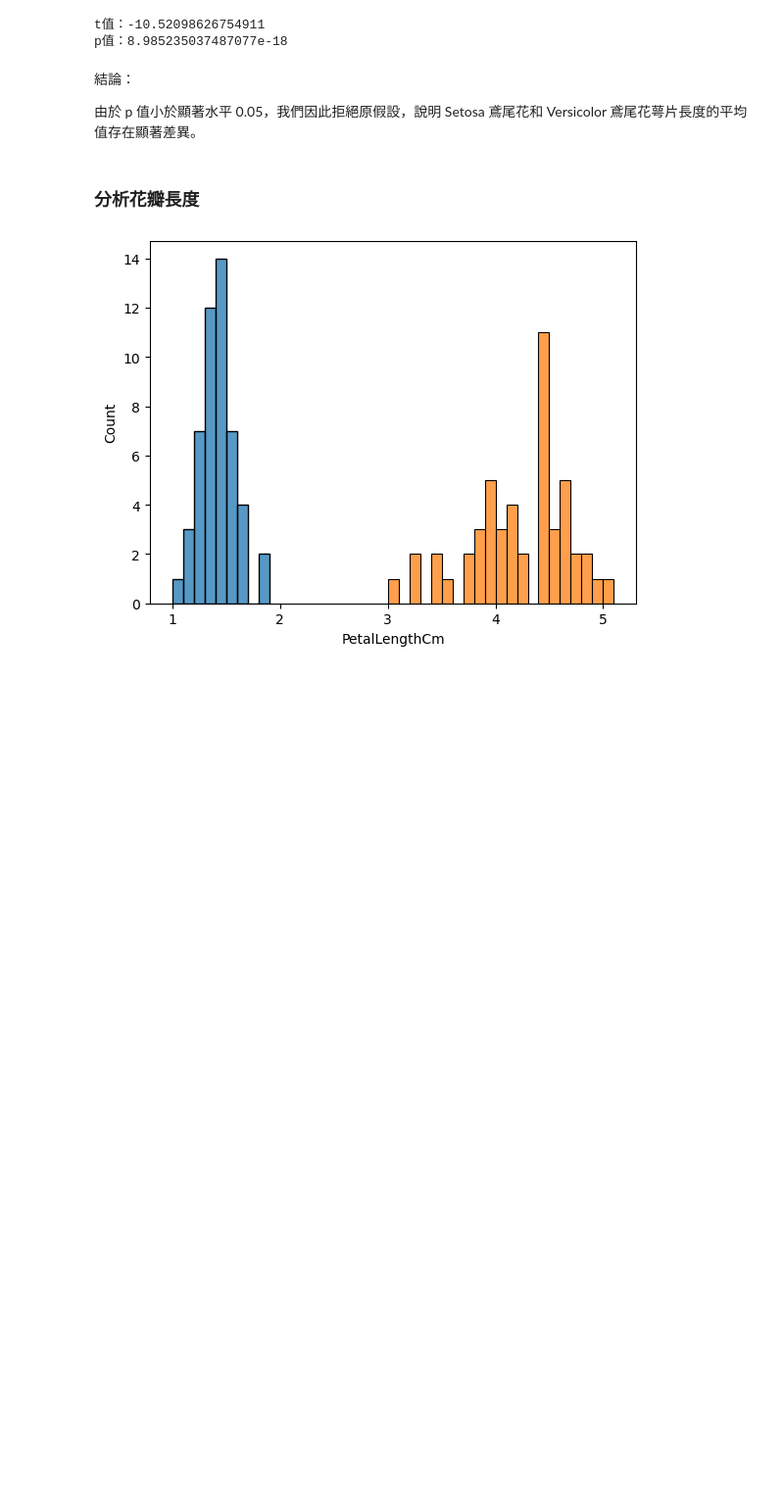
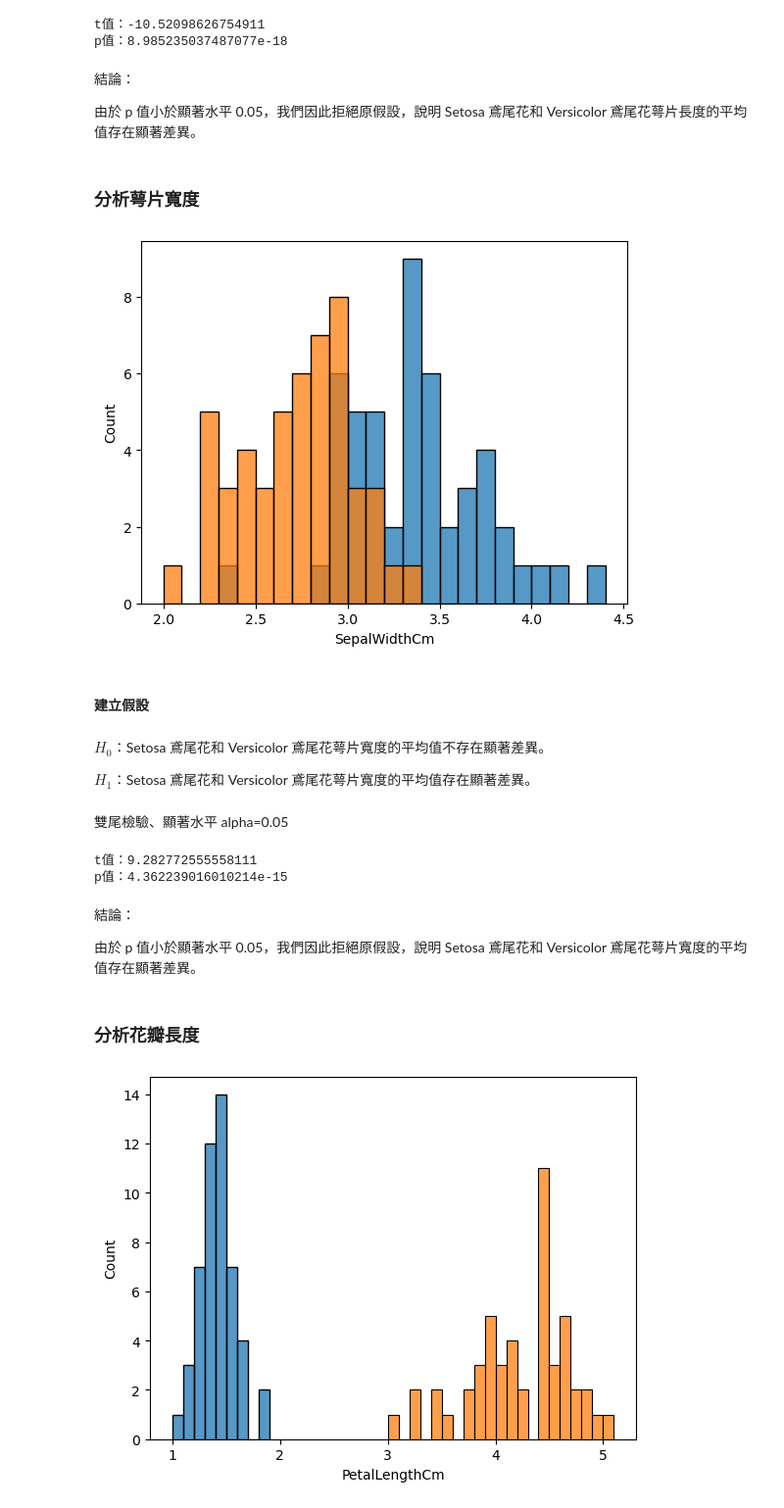
Before and after one commit to revatsai/python-data-analysis, a Jupyter notebook: 實作｜分析鳶尾花種類數據.ipynb, the cells around one changed output. Shown at 98% size. Drawn from its saved outputs; the diff is of its cells as text; code cells hidden in the pictures; blank space fills up the shorter version.

```diff
--- a/實作｜分析鳶尾花種類數據.ipynb
+++ b/實作｜分析鳶尾花種類數據.ipynb
@@ -207,6 +207,33 @@ p值：8.985235037487077e-18
 結論：
 
 由於 p 值小於顯著水平 0.05，我們因此拒絕原假設，說明 Setosa 鳶尾花和 Versicolor 鳶尾花萼片長度的平均值存在顯著差異。
+# %% [markdown]
+### 分析萼片寬度
+# %%
+sns.histplot(iris_setosa['SepalWidthCm'], binwidth=0.1)
+sns.histplot(iris_versicolor['SepalWidthCm'], binwidth=0.1)
+plt.show()
+# %% [output]
+[figure, added]
+# %% [markdown]
+#### 建立假設
+# %% [markdown]
+$H_0$：Setosa 鳶尾花和 Versicolor 鳶尾花萼片寬度的平均值不存在顯著差異。
+
+$H_1$：Setosa 鳶尾花和 Versicolor 鳶尾花萼片寬度的平均值存在顯著差異。
+# %% [markdown]
+雙尾檢驗、顯著水平 alpha=0.05
+# %%
+t_stat, p_value = ttest_ind(iris_setosa['SepalWidthCm'], iris_versicolor['SepalWidthCm'])
+print(f't值：{t_stat}')
+print(f'p值：{p_value}')
+# %% [output]
+t值：9.282772555558111
+p值：4.362239016010214e-15
+# %% [markdown]
+結論：
+
+由於 p 值小於顯著水平 0.05，我們因此拒絕原假設，說明 Setosa 鳶尾花和 Versicolor 鳶尾花萼片寬度的平均值存在顯著差異。
 # %% [markdown]
 ### 分析花瓣長度
 # %%
```
Also changed, not shown: parts of 1 cell of this notebook.
